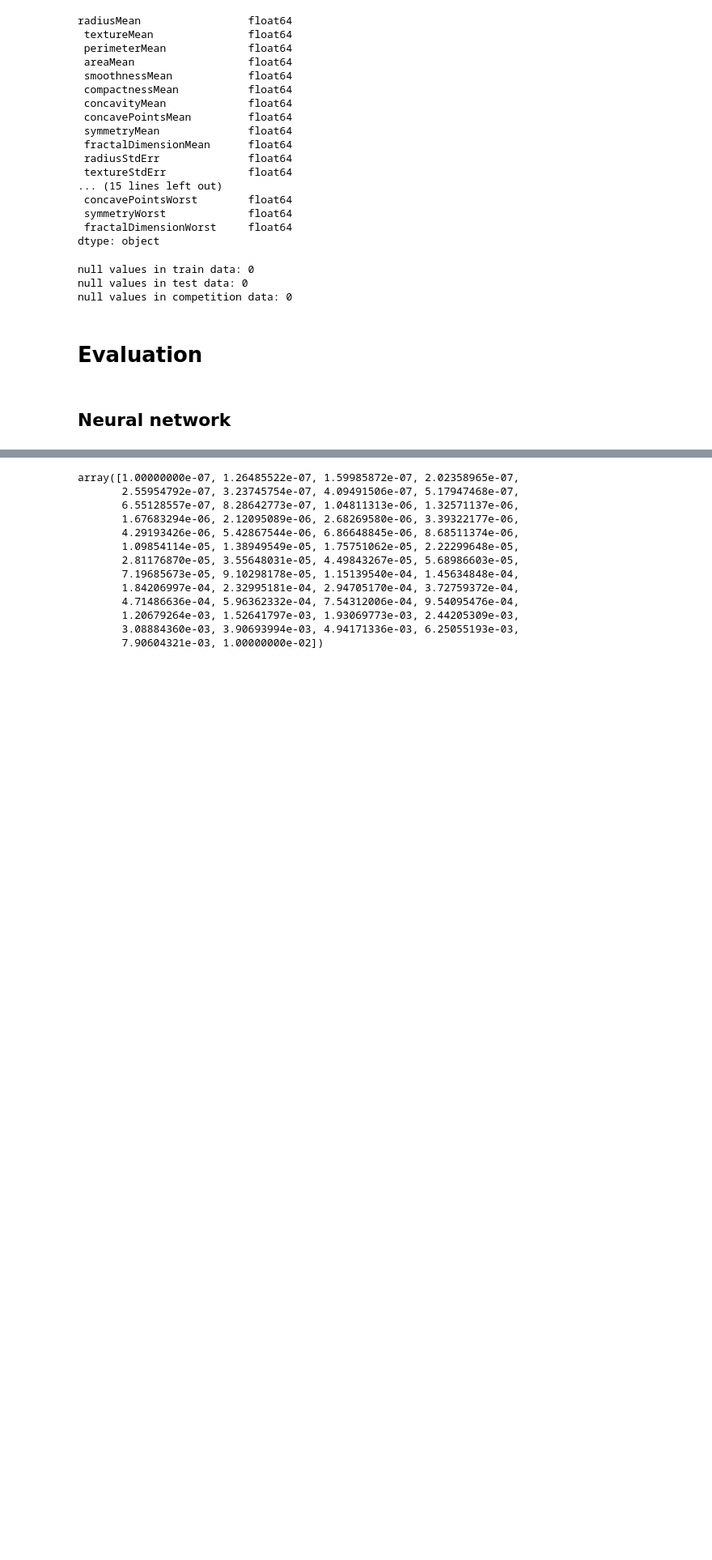
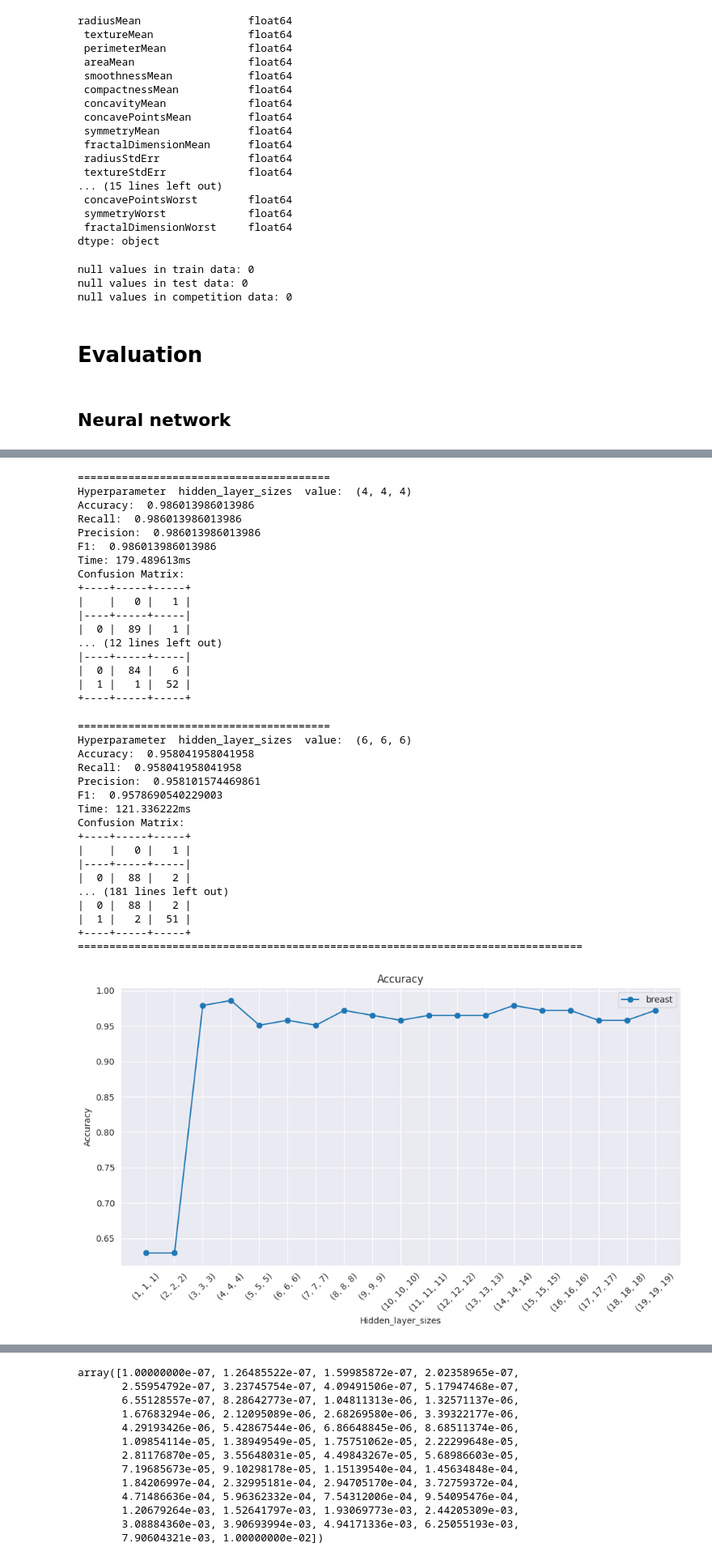
Before and after one commit to Maustrian3/ML24, a Jupyter notebook: exercise-1/breast.ipynb, the cells around one changed output, grey strips where cells are left out. Shown at 81% size. Saved outputs shown, nothing was run; the diff lists cells and outputs as text; code cells hidden in the pictures; blank space fills up the shorter version.

```diff
--- a/exercise-1/breast.ipynb
+++ b/exercise-1/breast.ipynb
@@ -131,3 +131,21 @@ y_test = label_encoder.transform(y_test)
 # Evaluation
 # %% [markdown]
 ## Neural network
+# %%
+reload(evaluator)
+hyperparameters = {
+    'solver': 'adam',
+    'activation': 'relu',
+    'learning_rate': 'constant',
+    #'hidden_layer_sizes': (15, 15, 15),
+    #'random_state': 7895,
+    'max_iter': 1000,
+    'verbose': False,
+    #'tol': 5e-5
+}
+hyperparameters_iterator = {'hidden_layer_sizes': [(i, i, i) for i in range(1, 20, 1)]}
+nn_hidden_layer = evaluator.evaluate2(MLPClassifier, X_train, y_train, X_test, y_test, hyperparameters=hyperparameters,
+                           hyperparameters_iterate=hyperparameters_iterator)
+evaluator.draw_diagram2_list({"breast": nn_hidden_layer}, x_axis='hidden_layer_sizes', y_axis=['accuracy', 'precision', 'recall', 'f1'], logaritmic=False)
+evaluator.draw_diagram2_list_all_in_one({"breast": nn_hidden_layer}, x_axis='hidden_layer_sizes', y_axis=['accuracy', 'precision', 'recall', 'f1'], logaritmic=False)
+# %% [output]
@@ -133,0 +186,35 @@ y_test = label_encoder.transform(y_test)
+========================================
+Hyperparameter  hidden_layer_sizes  value:  (4, 4, 4)
+Accuracy:  0.986013986013986
+Recall:  0.986013986013986
+Precision:  0.986013986013986
+F1:  0.986013986013986
+Time: 179.489613ms
+Confusion Matrix:
++----+-----+-----+
+|    |   0 |   1 |
+|----+-----+-----|
+|  0 |  89 |   1 |
+... (12 lines left out)
+|----+-----+-----|
+|  0 |  84 |   6 |
+|  1 |   1 |  52 |
++----+-----+-----+
+========================================
+Hyperparameter  hidden_layer_sizes  value:  (6, 6, 6)
+Accuracy:  0.958041958041958
+Recall:  0.958041958041958
+Precision:  0.958101574469861
+F1:  0.9578690540229003
+Time: 121.336222ms
+Confusion Matrix:
++----+-----+-----+
+|    |   0 |   1 |
+|----+-----+-----|
+|  0 |  88 |   2 |
+... (181 lines left out)
+|  0 |  88 |   2 |
+|  1 |   2 |  51 |
++----+-----+-----+
+================================================================================
+[figure, added]
```
Also changed, not shown: parts of 9 cells of this notebook, 1 other file.
